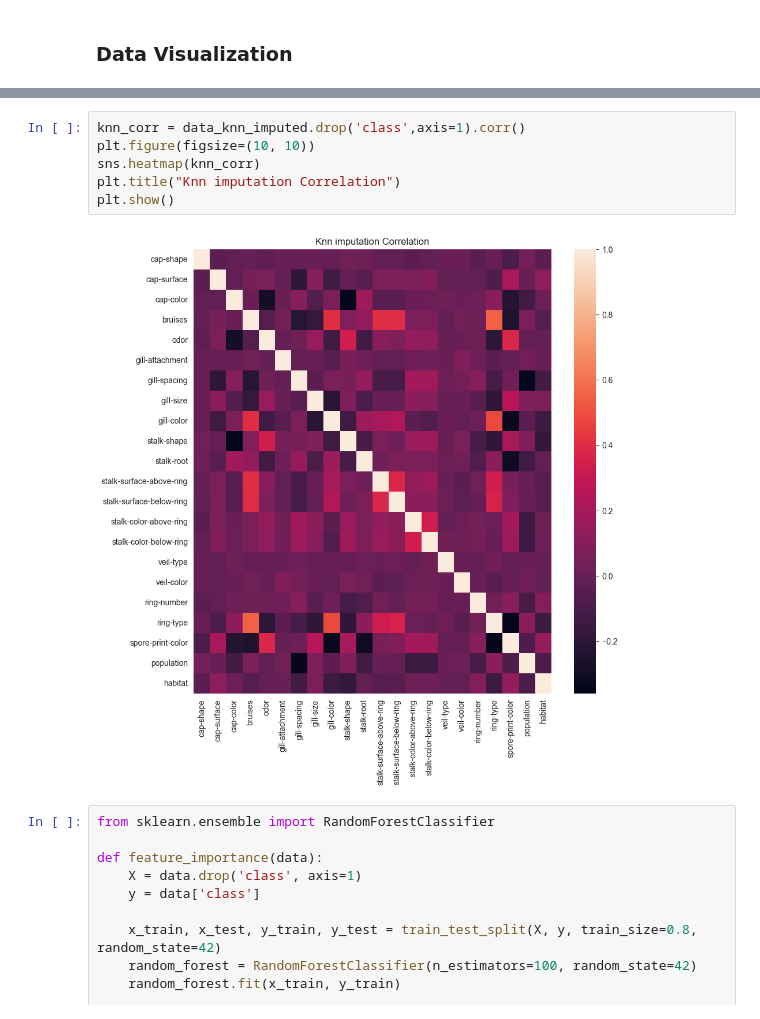
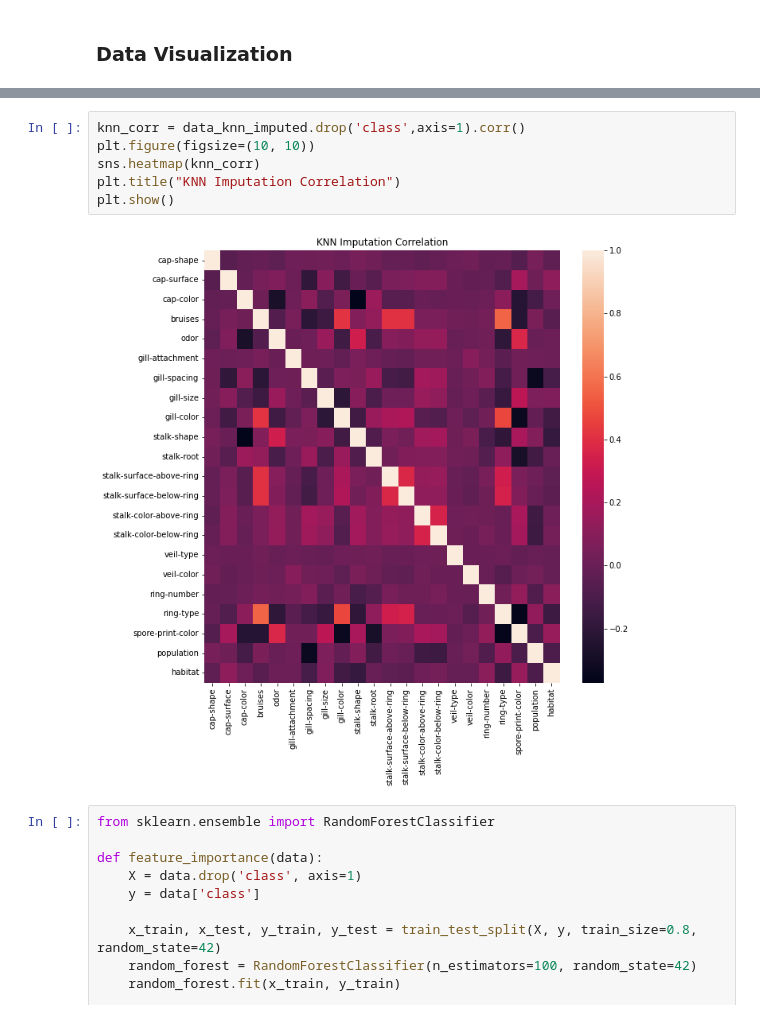
Before and after one commit to JunchiZhu/cse802_project, a Jupyter notebook: training.ipynb, the cells around one changed output, grey strips where cells are left out. Cells and saved outputs as stored; diff of their text form.

```diff
--- a/training.ipynb
+++ b/training.ipynb
@@ -129,11 +129,11 @@ plt.show()
 # %%
 knn_corr = data_knn_imputed.drop('class',axis=1).corr()
 plt.figure(figsize=(10, 10))
 sns.heatmap(knn_corr)
-plt.title("Knn imputation Correlation")
+plt.title("KNN Imputation Correlation")
 plt.show()
 # %% [output]
-[figure, old version]
+[figure, new version]
 # %%
 from sklearn.ensemble import RandomForestClassifier
 
```
Also changed, not shown: parts of 17 cells of this notebook, 1 other file.
